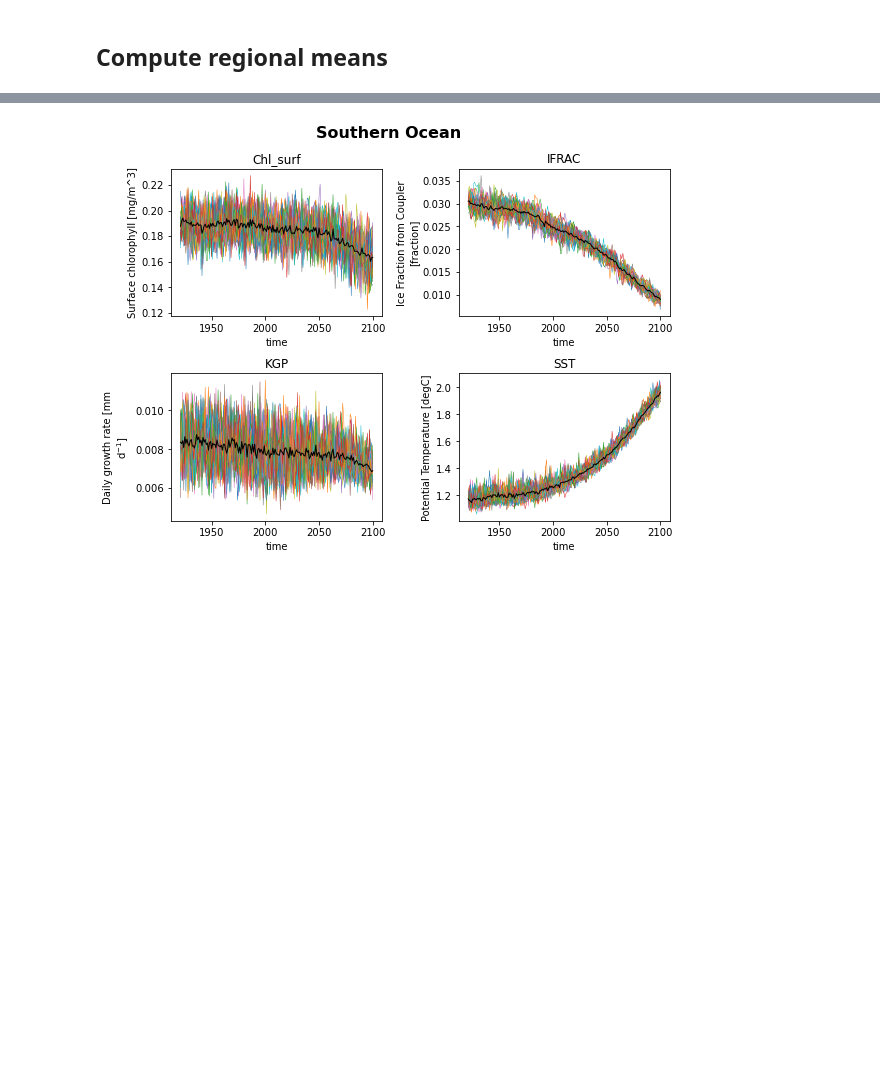
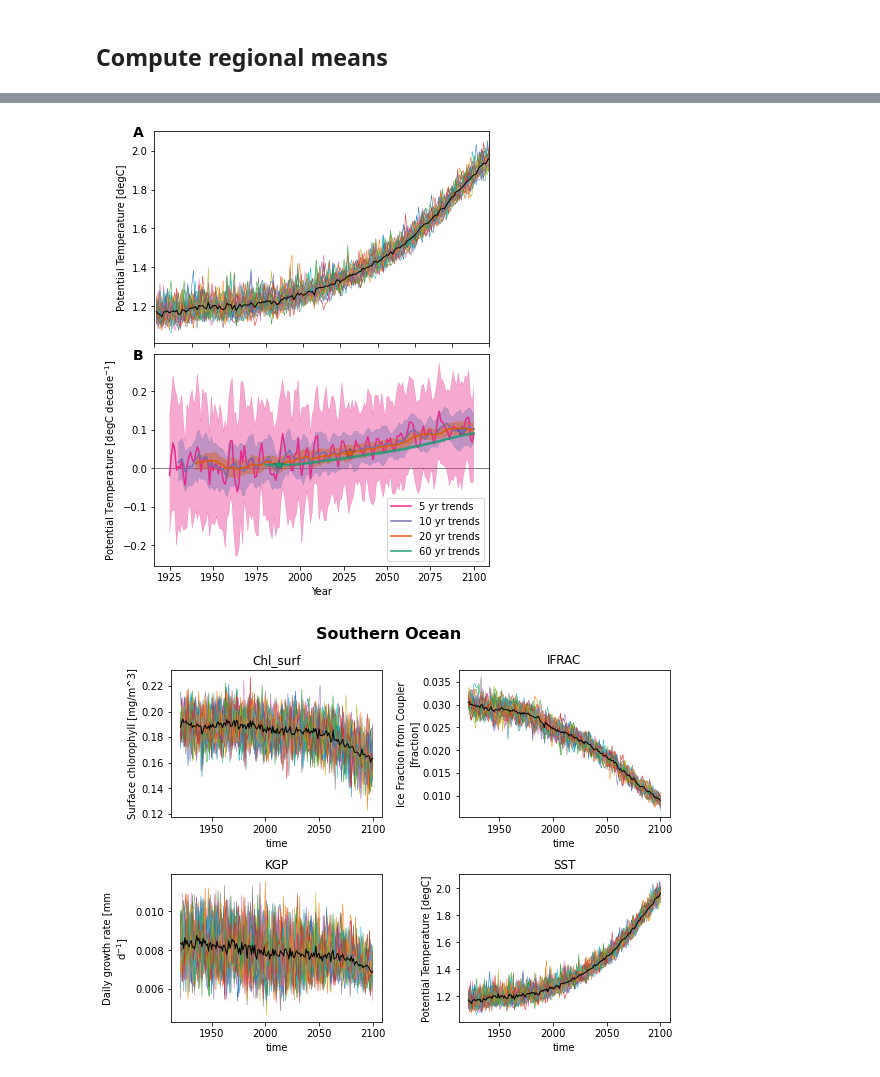
Before and after one commit to matt-long/krill-cesm-le, a Jupyter notebook: notebooks/_cesm-le-regional_means-trends.ipynb, the cells around one changed output, grey strips where cells are left out. Drawn from its saved outputs; the diff is of its cells as text; code cells hidden in the pictures; blank space fills up the shorter version.

Commit message:
trend computation added;

```diff
--- a/notebooks/_cesm-le-regional_means-trends.ipynb
+++ b/notebooks/_cesm-le-regional_means-trends.ipynb
@@ -157,3 +266,95 @@ Wall time: 424 ms
+# %%
+v = 'SST'
+region = 'Southern Ocean'
+
+hexcolor = ['#1b9e77', '#d95f02', '#7570b3', '#e7298a']
+
+fig = plt.figure(figsize=(6, 8))
+gs = gridspec.GridSpec(2,1)
+
+ax = fig.add_subplot(gs[0, 0])
+ax.set_xlim((1920, 2100))
+#ax.set_ylabel('O$_2$ [mmol m$^{-3}$]')
+
+for m_id in ds_djf_regional.member_id:
+    var_i = ds_djf_regional[v].sel(member_id=m_id, region=region)
+    ax.plot(ds_djf_regional.time, var_i, '-', linewidth=0.5)
+
+ax.plot(ds_djf_regional.time, ds_djf_regional[v].sel(region=region).mean('member_id'), '-',
+        linewidth=1, color='k')
+
+ax.set_xticklabels([])
+ax.set_ylabel(f'{ds_djf_regional[v].long_name} [{ds_djf_regional[v].units}]')
+
+ax = fig.add_subplot(gs[1, 0])
+handles = []
+for n_year in ds_djf_rgn_trnd.trend_length.values:
+    da = ds_djf_rgn_trnd[v].sel(trend_length=n_year, region=region)
+
+    y_mean = da.mean('member_id')
+    y_std = da.std('member_id')
+
+    y_low = y_mean - y_std
+    y_hi = y_mean + y_std
+
+    color = hexcolor.pop()
+
+    p = ax.plot(
+        ds_djf_rgn_trnd.trend_year, y_mean,
+        '-', label=f'{n_year:d} yr trends', color=color
+    )
+    handles.append(p[0])
+
+    ax.plot(
+        ds_djf_rgn_trnd.trend_year, y_low,
+        '-', label='%d yr trends', color=color,
+        linewidth=0.2
+    )
+    ax.plot(
+        ds_djf_rgn_trnd.trend_year, y_hi,
+        '-', label='%d yr trends', color=color,
+        linewidth=0.2
+    )
+
+    ax.fill_between(
+        ds_djf_rgn_trnd.trend_year, y_low, y_hi,
+        facecolor=color, alpha=0.4
+    )
+
+
+    s2n = y_mean / y_std
+    for l in range(len(ds_djf_rgn_trnd.trend_year)):
+
+        # where the signal to noise is greater than 2, detect!
+        if all(np.abs(s2n[l:]) > 2):
+            toex = ds_djf_rgn_trnd.trend_year.values[l]
+            toey = y_mean.values[l]
+            ax.plot(toex, toey, '*',
+                    color=color,
+                    markeredgecolor='k',
+                    markeredgewidth=0.2,
+                    markersize=10)
+            break
+
+ax.legend(handles, [h.get_label() for h in handles])
+ax.axhline(0, color='k', linewidth=0.5, zorder=-10)
+
+ax.set_xlabel('Year')
+ax.set_ylabel(f'{ds_djf_rgn_trnd[v].long_name} [{ds_djf_rgn_trnd[v].units}]')
+
+gs.update(hspace=0.05)
+
+ax = fig.get_axes()
+alp = [chr(i).upper() for i in range(97,97+26)]
+for i,axi in enumerate(ax):
+    p = axi.get_position()
+    y = p.y1 - 0.01
+    x = p.x0 - 0.05
+    fig.text(x, y, '%s'%alp[i],
+             fontsize=14.,
+             fontweight='semibold')
+# %% [output]
+[figure, added]
 # %%
 for plot_region in masked_area.region.values:
 
```
Also changed, not shown: parts of 6 cells of this notebook, 1 other file.
